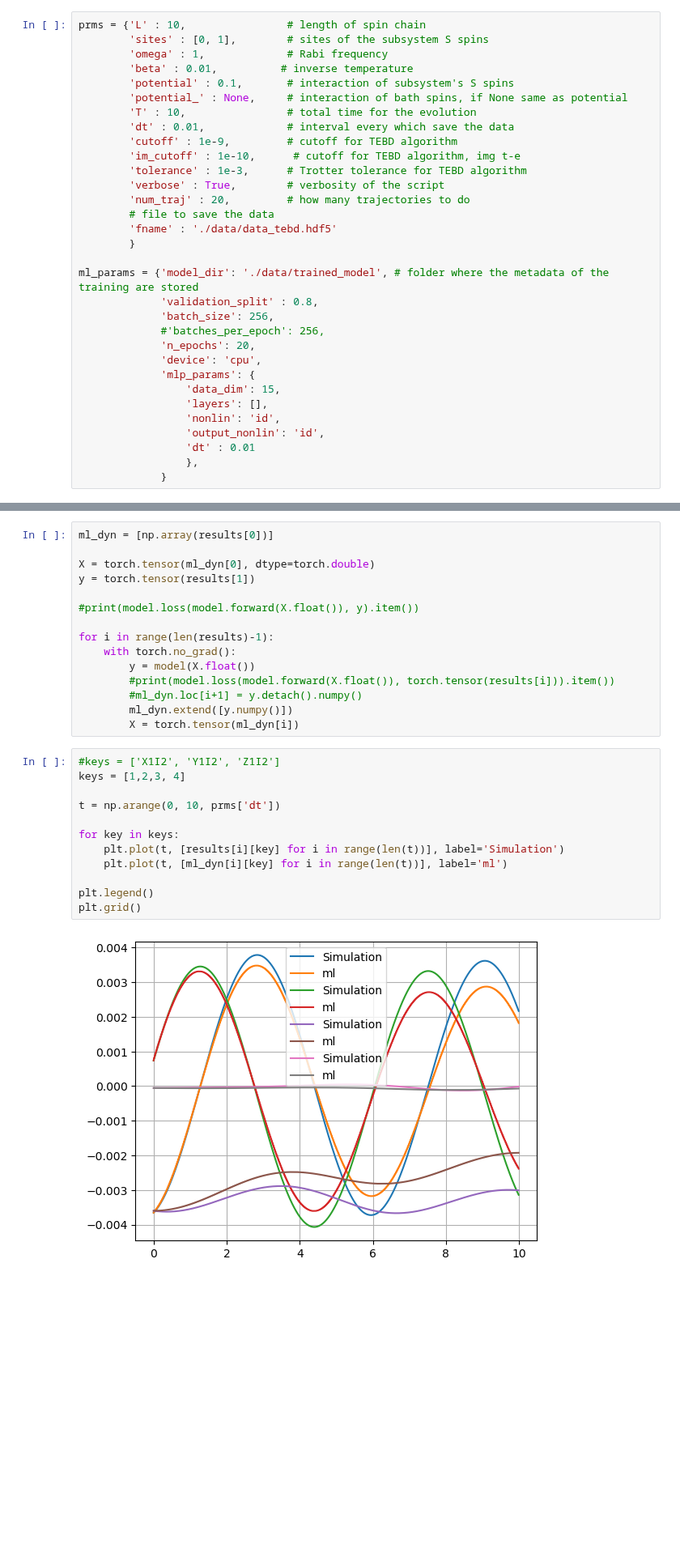
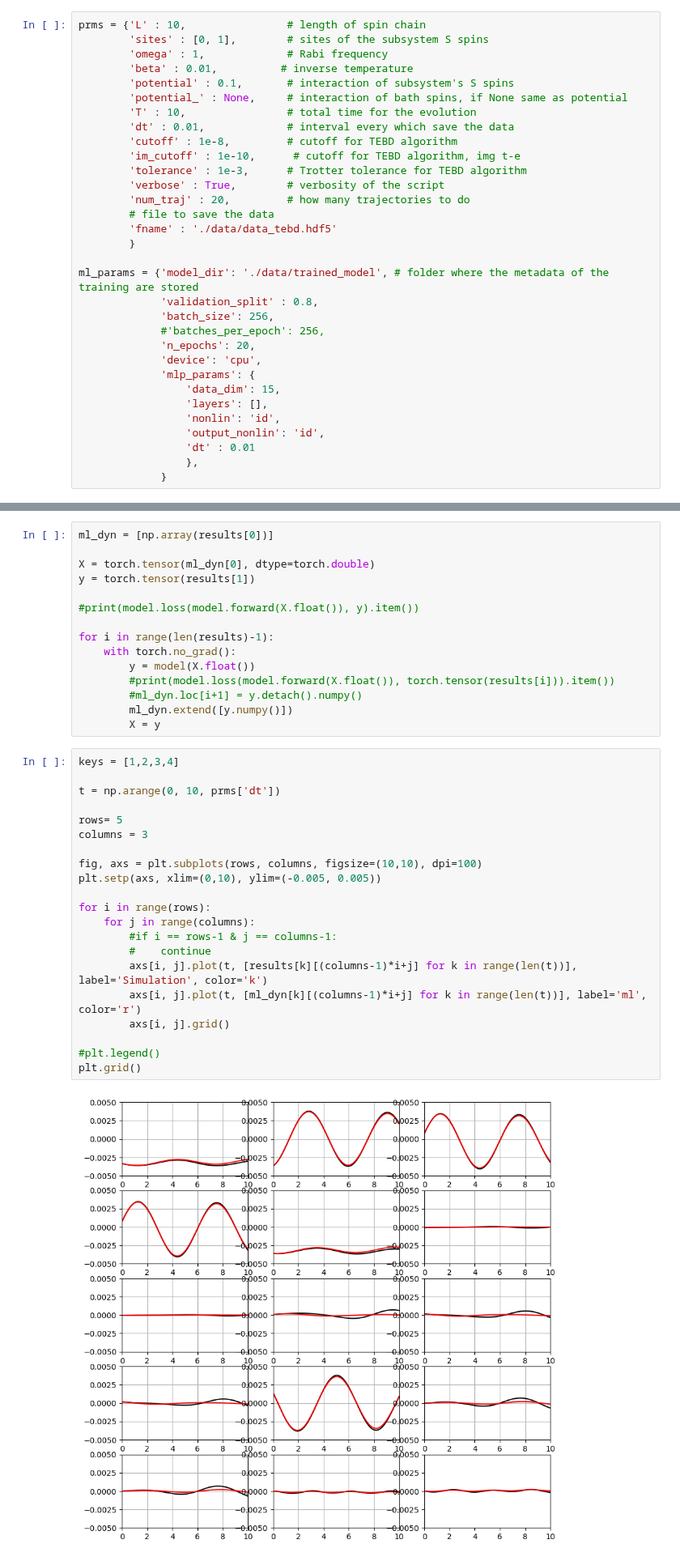
Before and after one commit to giovannicemin/master_thesis, a Jupyter notebook: project/Results.ipynb, the cells around one changed output, grey strips where cells are left out. Shown at 81% size. Saved outputs shown, nothing was run; the diff lists cells and outputs as text; blank space fills up the shorter version.

```diff
--- a/project/Results.ipynb
+++ b/project/Results.ipynb
@@ -17,7 +17,7 @@ prms = {'L' : 10,                # length of spin chain
         'potential_' : None,     # interaction of bath spins, if None same as potential
         'T' : 10,                # total time for the evolution
         'dt' : 0.01,             # interval every which save the data
-        'cutoff' : 1e-9,         # cutoff for TEBD algorithm
+        'cutoff' : 1e-8,         # cutoff for TEBD algorithm
         'im_cutoff' : 1e-10,      # cutoff for TEBD algorithm, img t-e
         'tolerance' : 1e-3,      # Trotter tolerance for TEBD algorithm
         'verbose' : True,        # verbosity of the script
@@ -103,18 +101,27 @@ for i in range(len(results)-1):
         #print(model.loss(model.forward(X.float()), torch.tensor(results[i])).item())
         #ml_dyn.loc[i+1] = y.detach().numpy()
         ml_dyn.extend([y.numpy()])
-        X = torch.tensor(ml_dyn[i])
+        X = y
 # %%
-#keys = ['X1I2', 'Y1I2', 'Z1I2']
-keys = [1,2,3, 4]
+keys = [1,2,3,4]
 
 t = np.arange(0, 10, prms['dt'])
 
-for key in keys:
-    plt.plot(t, [results[i][key] for i in range(len(t))], label='Simulation')
-    plt.plot(t, [ml_dyn[i][key] for i in range(len(t))], label='ml')
+rows= 5
+columns = 3
 
-plt.legend()
+fig, axs = plt.subplots(rows, columns, figsize=(10,10), dpi=100)
+plt.setp(axs, xlim=(0,10), ylim=(-0.005, 0.005))
+
+for i in range(rows):
+    for j in range(columns):
+        #if i == rows-1 & j == columns-1:
+        #    continue
+        axs[i, j].plot(t, [results[k][(columns-1)*i+j] for k in range(len(t))], label='Simulation', color='k')
+        axs[i, j].plot(t, [ml_dyn[k][(columns-1)*i+j] for k in range(len(t))], label='ml', color='r')
+        axs[i, j].grid()
+
+#plt.legend()
 plt.grid()
 # %% [output]
-[figure, old version]
+[figure, new version]
```
Also changed, not shown: parts of 5 cells of this notebook, 2 other files.
